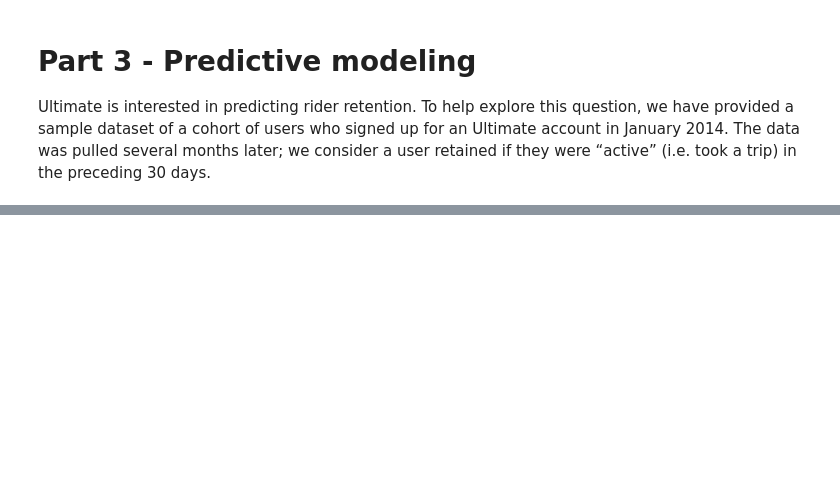
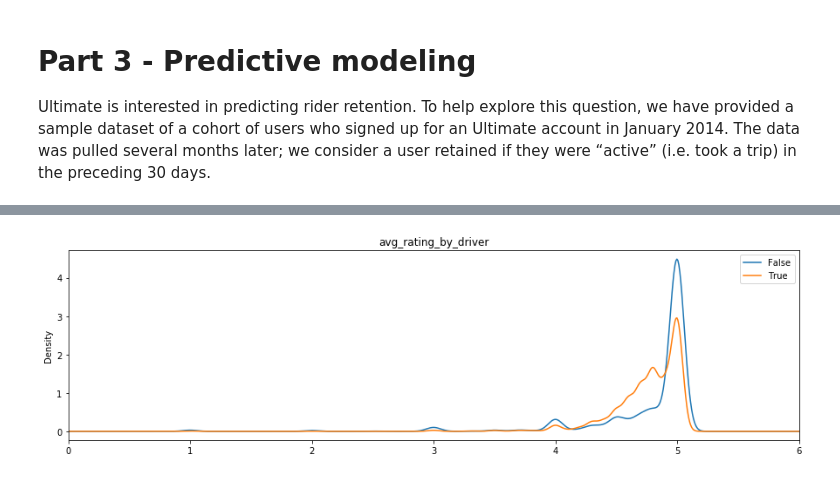
Before and after one commit to yungnien/Springboard, a Jupyter notebook: take_home/ultimate_challenge/ultimate_data_science_challenge.ipynb, the cells around one changed output, grey strips where cells are left out. Saved outputs shown, nothing was run; the diff lists cells and outputs as text; code cells hidden in the pictures; blank space fills up the shorter version.

```diff
--- a/take_home/ultimate_challenge/ultimate_data_science_challenge.ipynb
+++ b/take_home/ultimate_challenge/ultimate_data_science_challenge.ipynb
@@ -113,0 +183,5 @@ df.head()
+# %%
+data.groupby('retention').avg_rating_by_driver.plot(figsize=(15,4),legend=True,xlim=(0,6), kind='kde',title='avg_rating_by_driver')
+pyplot.show()
+# %% [output]
+[figure, added]
```
Also changed, not shown: parts of 40 cells of this notebook.
